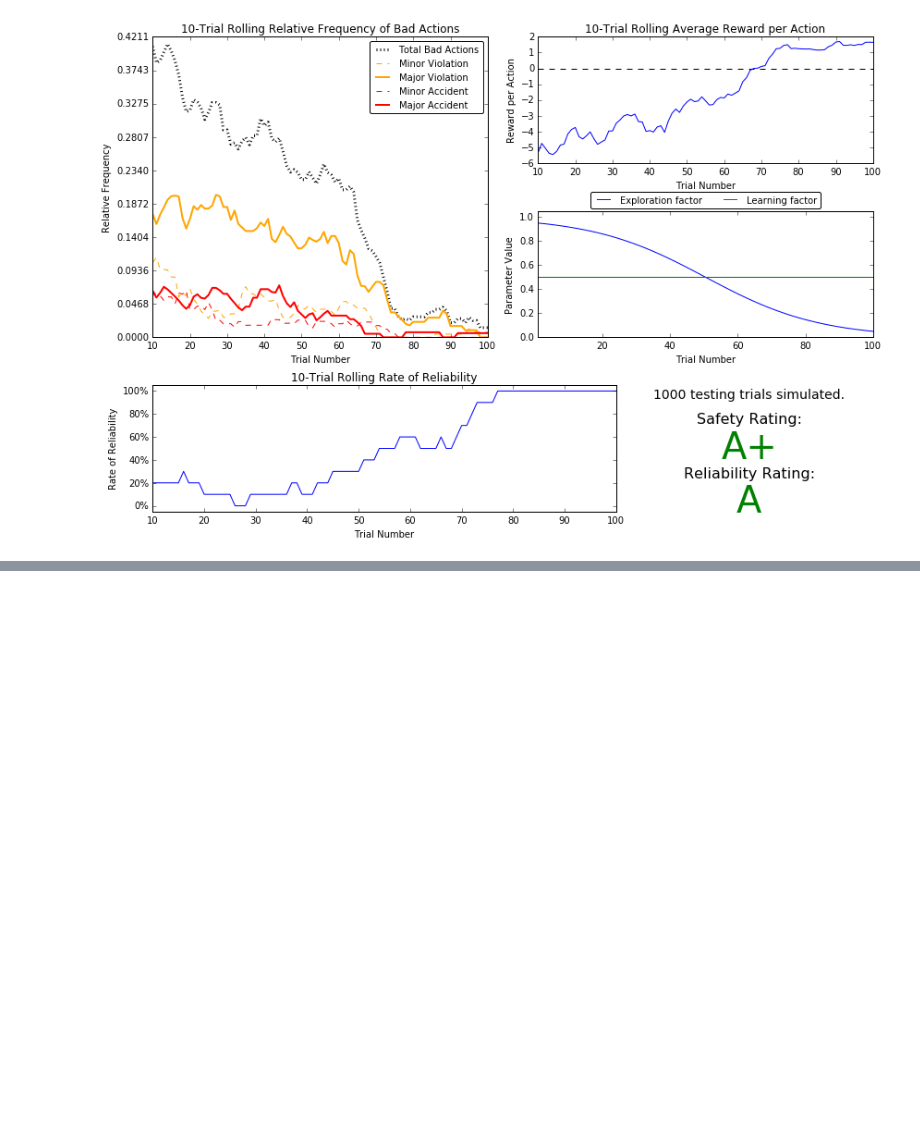
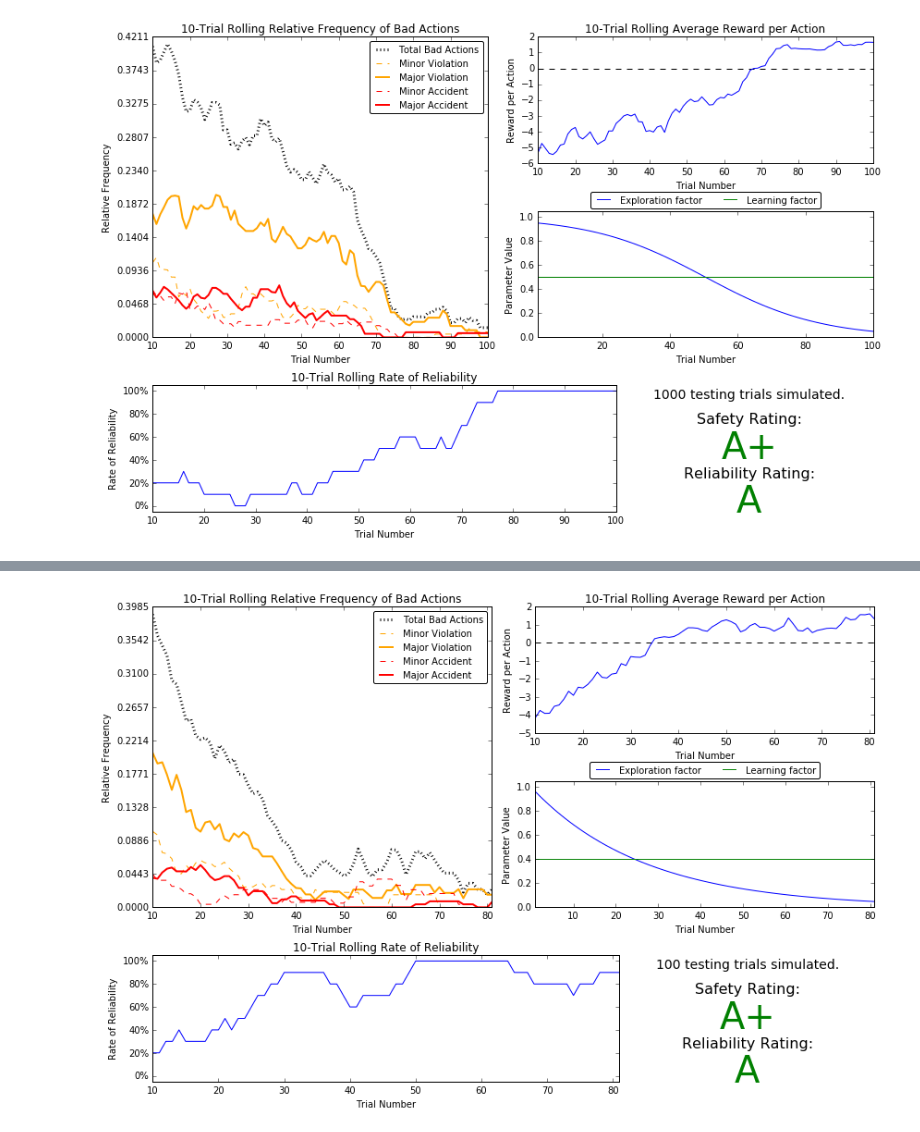
Before and after one commit to alextrickey/smartcab, a Jupyter notebook: Round2Tests.ipynb, the cells around one changed output, grey strips where cells are left out. Drawn from its saved outputs; the diff is of its cells as text; code cells hidden in the pictures; blank space fills up the shorter version.

```diff
--- a/Round2Tests.ipynb
+++ b/Round2Tests.ipynb
@@ -78,0 +101,5 @@ vs.plot_trials('sim_improved-learning.csv')
+# %%
+#Exponential; alpha = 0.4; 80 trials; seed 2;
+vs.plot_trials('sim_improved-learning.csv')
+# %% [output]
+[figure, added]
```
Also changed, not shown: parts of 7 cells of this notebook, 1 other file.
